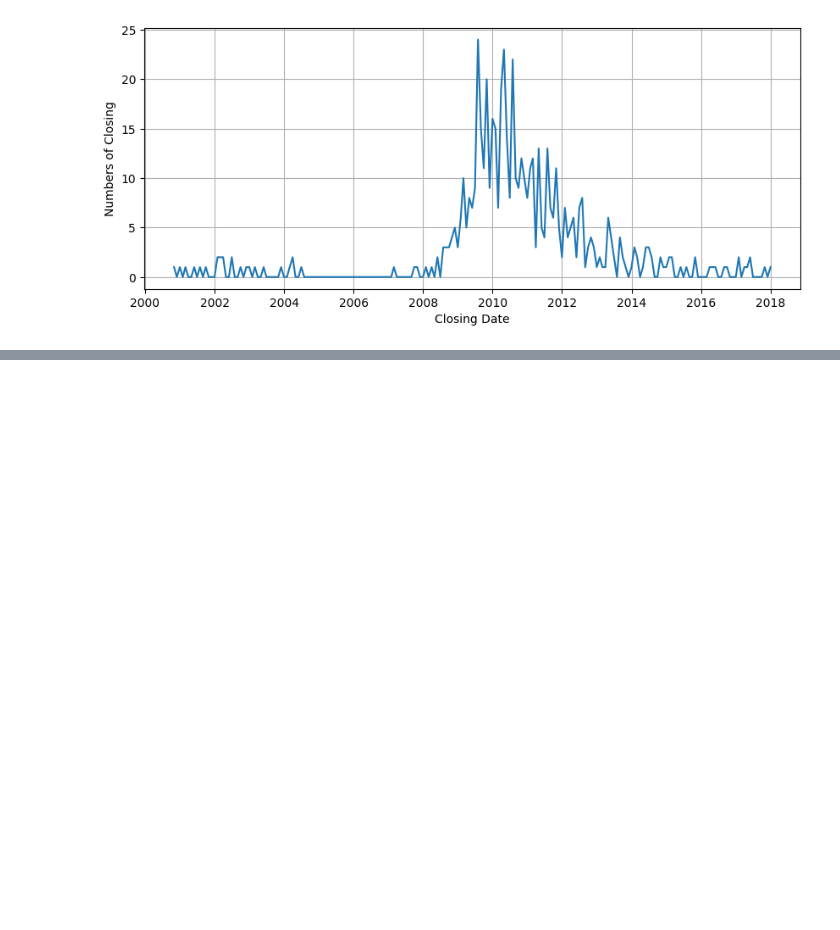
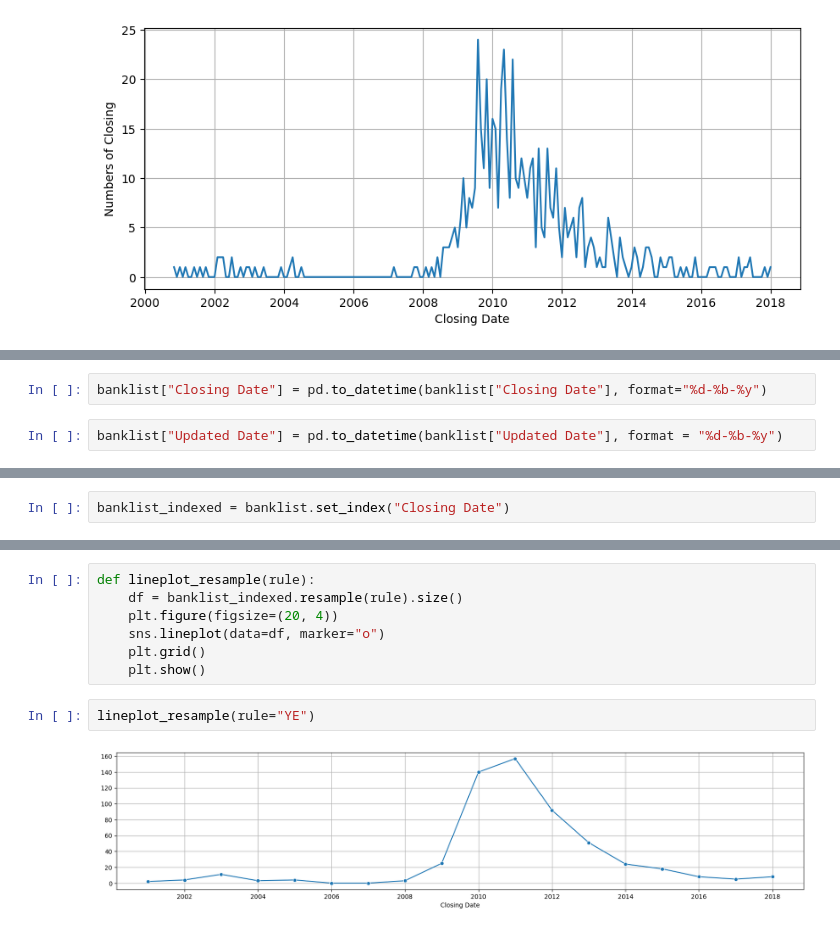
Before and after one commit to YounJJ/202511_BD53, a Jupyter notebook: lab_python/da15_datetime.ipynb, the cells around one changed output, grey strips where cells are left out. Saved outputs shown, nothing was run; the diff lists cells and outputs as text; blank space fills up the shorter version.

Commit message:
datetime attributes

```diff
--- a/lab_python/da15_datetime.ipynb
+++ b/lab_python/da15_datetime.ipynb
@@ -317,0 +363,4 @@ plt.show()
+# %%
+banklist["Closing Date"] = pd.to_datetime(banklist["Closing Date"], format="%d-%b-%y")
+# %%
+banklist["Updated Date"] = pd.to_datetime(banklist["Updated Date"], format = "%d-%b-%y")
@@ -317,0 +400,2 @@ plt.show()
+# %%
+banklist_indexed = banklist.set_index("Closing Date")
@@ -317,0 +443,11 @@ plt.show()
+# %%
+def lineplot_resample(rule):
+    df = banklist_indexed.resample(rule).size()
+    plt.figure(figsize=(20, 4))
+    sns.lineplot(data=df, marker="o")
+    plt.grid()
+    plt.show()
+# %%
+lineplot_resample(rule="YE")
+# %% [output]
+[figure, added]
```
Also changed, not shown: parts of 12 cells of this notebook.
